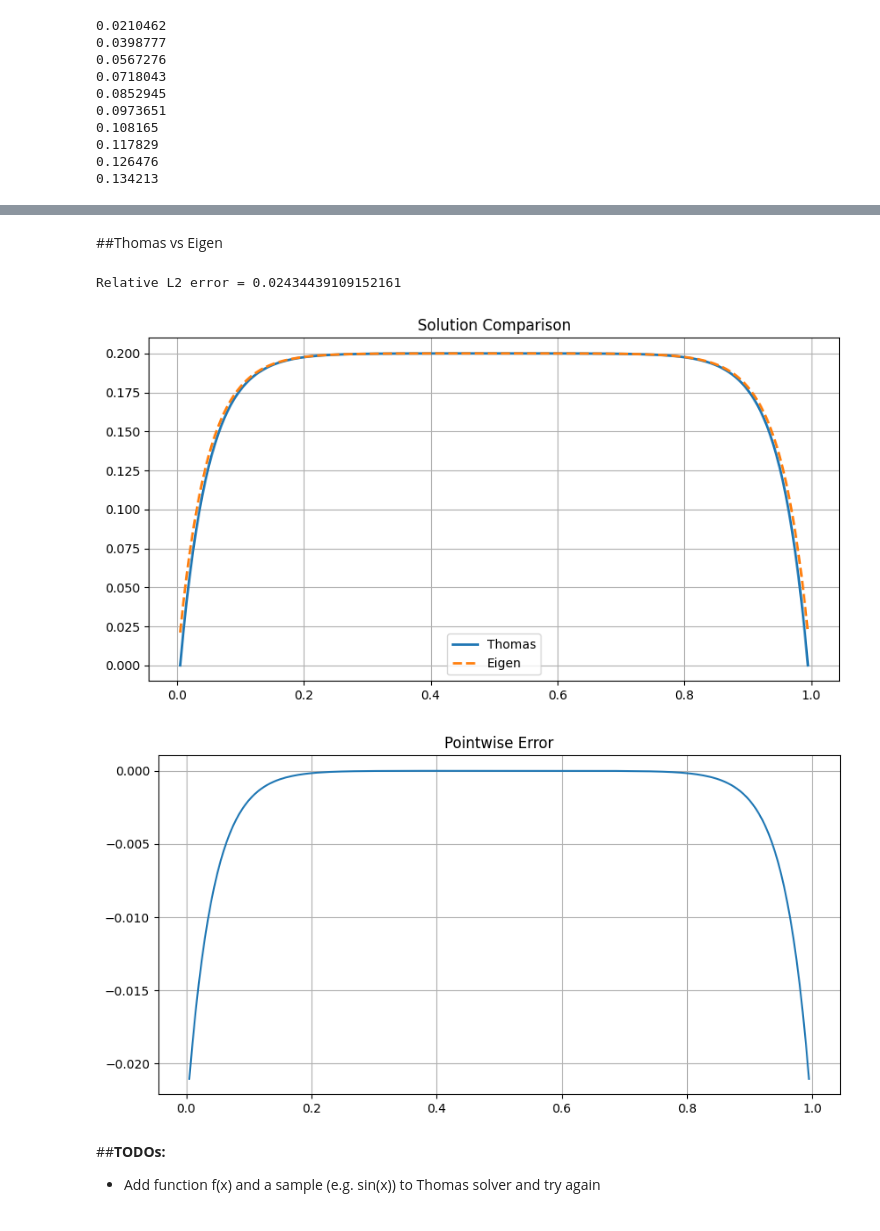
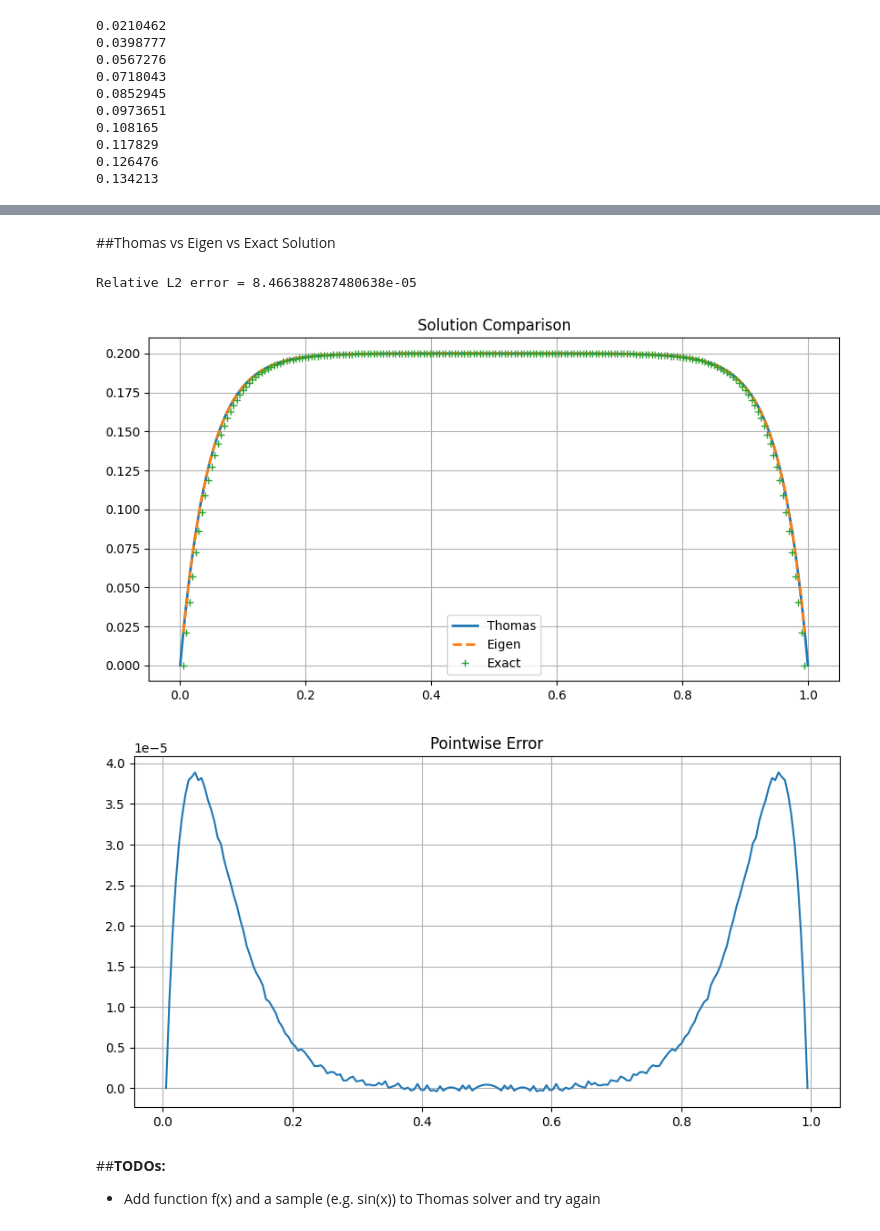
Before and after one commit to AMSC-25-26/dd-02-dd, a Jupyter notebook: 2-DD.ipynb, the cells around one changed output, grey strips where cells are left out. Saved outputs shown, nothing was run; the diff lists cells and outputs as text; code cells hidden in the pictures.

Commit message:
Add the exact solution for eq 1 and comparisons to 2-DD.ipynb and README files

```diff
--- a/2-DD.ipynb
+++ b/2-DD.ipynb
@@ -197,43 +352,46 @@ Files written: u_eigen.txt
 # %% [markdown]
-##Thomas vs Eigen
+##Thomas vs Eigen vs Exact Solution
 # %%
 import numpy as np
 import matplotlib.pyplot as plt
 import os
 
 thomas_solution_path = "sequential_solution.csv"
 eigen_solution_path = "u_eigen.txt"
+exact_solution_path = "u_exact.txt"
 
 data_thomas = np.loadtxt(thomas_solution_path, delimiter=',', skiprows=1)
 u_t = data_thomas.T[1]
 x_t = data_thomas.T[0]
 
-u_e = np.loadtxt(eigen_solution_path)
+u_ei = np.loadtxt(eigen_solution_path)
+u_ex = np.loadtxt(exact_solution_path)
 x = np.linspace(0,1,len(u_t)+2)[1:-1]
 
 # Compute error
-err = u_t - u_e
-L2 = np.linalg.norm(err) / np.linalg.norm(u_t)
+err = u_ex - u_t
+L2 = np.linalg.norm(err) / np.linalg.norm(u_ex)
 
 print("Relative L2 error =", L2)
 
 plt.figure(figsize=(10,5))
-plt.plot(x, u_t, label="Thomas", linewidth=2)
-plt.plot(x, u_e, '--', label="Eigen", linewidth=2)
+plt.plot(x_t, u_t, label="Thomas", linewidth=2)
+plt.plot(x, u_ei, '--', label="Eigen", linewidth=2)
+plt.plot(x, u_ex, '+', label="Exact", linewidth=2)
 plt.title("Solution Comparison")
 plt.legend()
 plt.grid()
 
 plt.figure(figsize=(10,5))
-plt.plot(x, err, label="Error (Eigen - Thomas)")
+plt.plot(x, err, label="Error (Exact - Thomas)")
 plt.title("Pointwise Error")
 plt.grid()
 
 plt.show()
 # %% [output]
-Relative L2 error = 0.02434439109152161
+Relative L2 error = 8.466388287480638e-05
-[figure, old version]
+[figure, new version]
-[figure, old version]
+[figure, new version]
 # %% [markdown]
 ##**TODOs:**
 - Add function f(x) and a sample (e.g. sin(x)) to Thomas solver and try again
```
Also changed, not shown: parts of 7 cells of this notebook, 1 other file.
